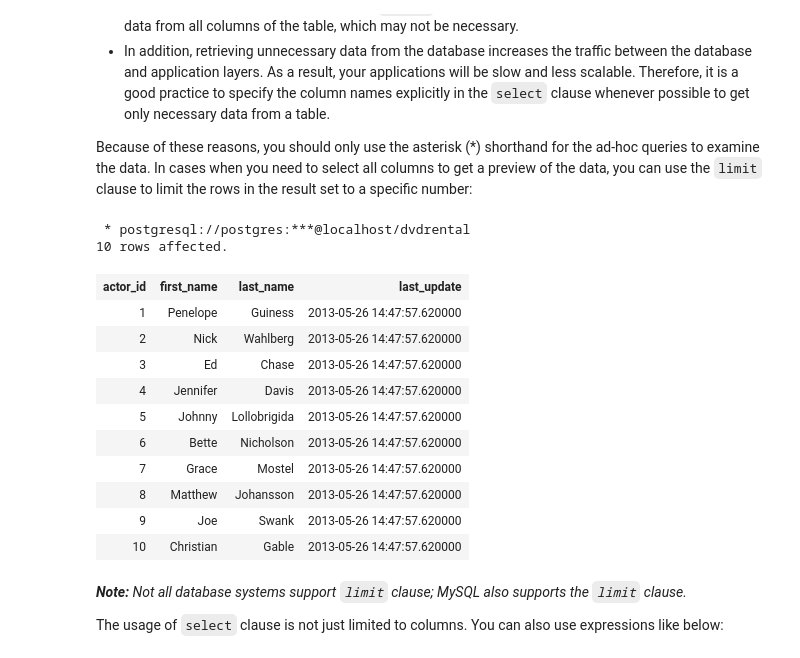
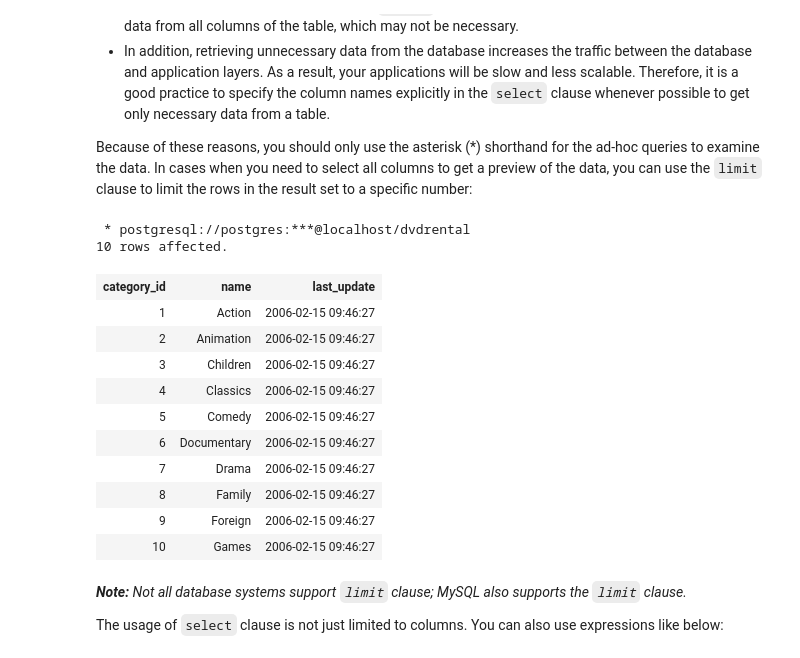
Before and after one commit to colintwh/sql-basics, a Jupyter notebook: QueryData.ipynb, the cells around one changed output. Cells and saved outputs as stored; diff of their text form; code cells hidden in the pictures.

```diff
--- a/QueryData.ipynb
+++ b/QueryData.ipynb
@@ -93,21 +95,21 @@ Because of these reasons, you should only use the asterisk (\*) shorthand for th
 # %%
 %%sql
 
-SELECT * FROM actor LIMIT 10;
+SELECT * FROM category LIMIT 10;
 # %% [output]
  * postgresql://postgres:***@localhost/dvdrental
 10 rows affected.
-| actor_id | first_name | last_name | last_update |
-| 1 | Penelope | Guiness | 2013-05-26 14:47:57.620000 |
-| 2 | Nick | Wahlberg | 2013-05-26 14:47:57.620000 |
-| 3 | Ed | Chase | 2013-05-26 14:47:57.620000 |
-| 4 | Jennifer | Davis | 2013-05-26 14:47:57.620000 |
-| 5 | Johnny | Lollobrigida | 2013-05-26 14:47:57.620000 |
-| 6 | Bette | Nicholson | 2013-05-26 14:47:57.620000 |
-| 7 | Grace | Mostel | 2013-05-26 14:47:57.620000 |
-| 8 | Matthew | Johansson | 2013-05-26 14:47:57.620000 |
-| 9 | Joe | Swank | 2013-05-26 14:47:57.620000 |
-| 10 | Christian | Gable | 2013-05-26 14:47:57.620000 |
+| category_id | name | last_update |
+| 1 | Action | 2006-02-15 09:46:27 |
+| 2 | Animation | 2006-02-15 09:46:27 |
+| 3 | Children | 2006-02-15 09:46:27 |
+| 4 | Classics | 2006-02-15 09:46:27 |
+| 5 | Comedy | 2006-02-15 09:46:27 |
+| 6 | Documentary | 2006-02-15 09:46:27 |
+| 7 | Drama | 2006-02-15 09:46:27 |
+| 8 | Family | 2006-02-15 09:46:27 |
+| 9 | Foreign | 2006-02-15 09:46:27 |
+| 10 | Games | 2006-02-15 09:46:27 |
 # %% [markdown]
 ***Note:*** *Not all database systems support `limit` clause; MySQL also supports the `limit` clause.*
 
```
Also changed, not shown: parts of 3 cells of this notebook.
